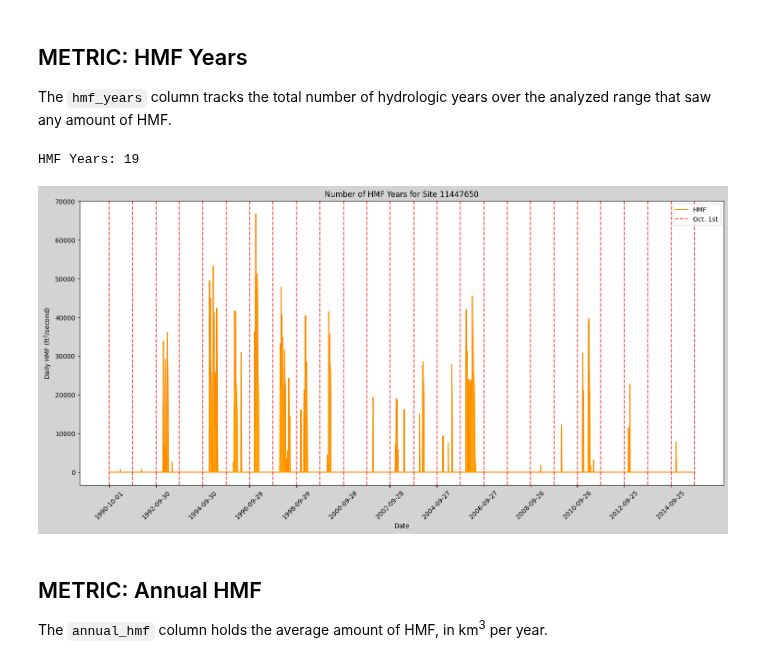
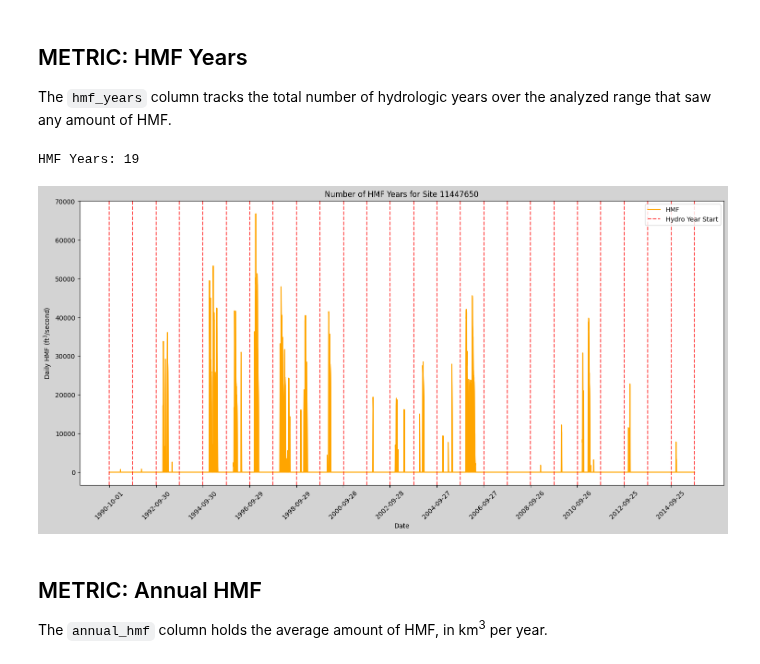
Before and after one commit to AlekWithK/DahlkeLab_LAWR, a Jupyter notebook: site_analysis.ipynb, the cells around one changed output. Saved outputs shown, nothing was run; the diff lists cells and outputs as text; code cells hidden in the pictures.

```diff
--- a/site_analysis.ipynb
+++ b/site_analysis.ipynb
@@ -117,36 +120,36 @@ threshold = fn.calc_threshold(df_threshold, quantile)
 hmf_series, _ = fn.filter_hmf(df_threshold, threshold)
 hmf_years = fn.num_hmf_years(hmf_series, 10)
 print(f"HMF Years: {hmf_years}")
 
 df_threshold["diff"] = df_threshold["00060_Mean"] - threshold
 df_threshold["hmf"] = df_threshold["diff"].apply(lambda x: max(0, x))
 
 plt.figure(figsize=(18, 8), facecolor='lightgray')
-plt.plot(df_threshold["datetime"], df_threshold["hmf"], label="HMF", color="darkorange")
+plt.plot(df_threshold["datetime"], df_threshold["hmf"], label="HMF", color="orange")
 
 first = True
 for year in range(df_threshold["datetime"].dt.year.min(), df_threshold["datetime"].dt.year.max() + 1):
     oct1 = pd.to_datetime(f'{year}-10-01')
 
     if first:
-        plt.axvline(oct1, color='red', linestyle='--', alpha=0.7, label='Oct. 1st')
+        plt.axvline(oct1, color='red', linestyle='--', alpha=0.7, label='Hydro Year Start')
         first = False
     else:
         plt.axvline(oct1, color='red', linestyle='--', alpha=0.7)
 
 plt.fill_between(df_threshold["datetime"], df_threshold["hmf"], color="orange")
 
 plt.xticks(df_threshold['datetime'][::(365*2)], rotation=45)
 plt.xlabel("Date")
 
 plt.ylabel('Daily HMF ($\mathregular{ft^3}$/second)')
 
 plt.title(f"Number of HMF Years for Site {site_no}")
 plt.legend()
 plt.show()
 # %% [output]
 HMF Years: 19
-[figure, old version]
+[figure, new version]
 # %% [markdown]
 ## METRIC: Annual HMF
 The `annual_hmf` column holds the average amount of HMF, in km<sup>3</sup> per year.
```
Also changed, not shown: parts of 4 cells of this notebook.
